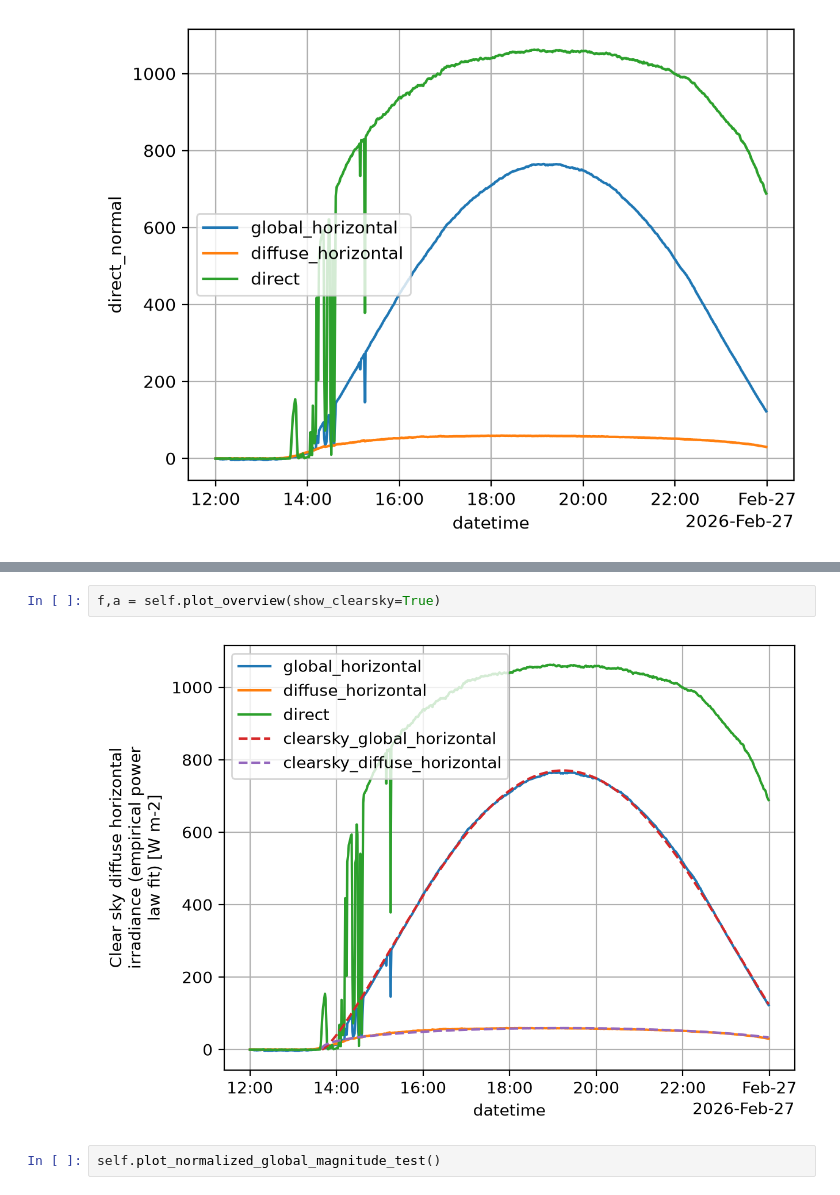
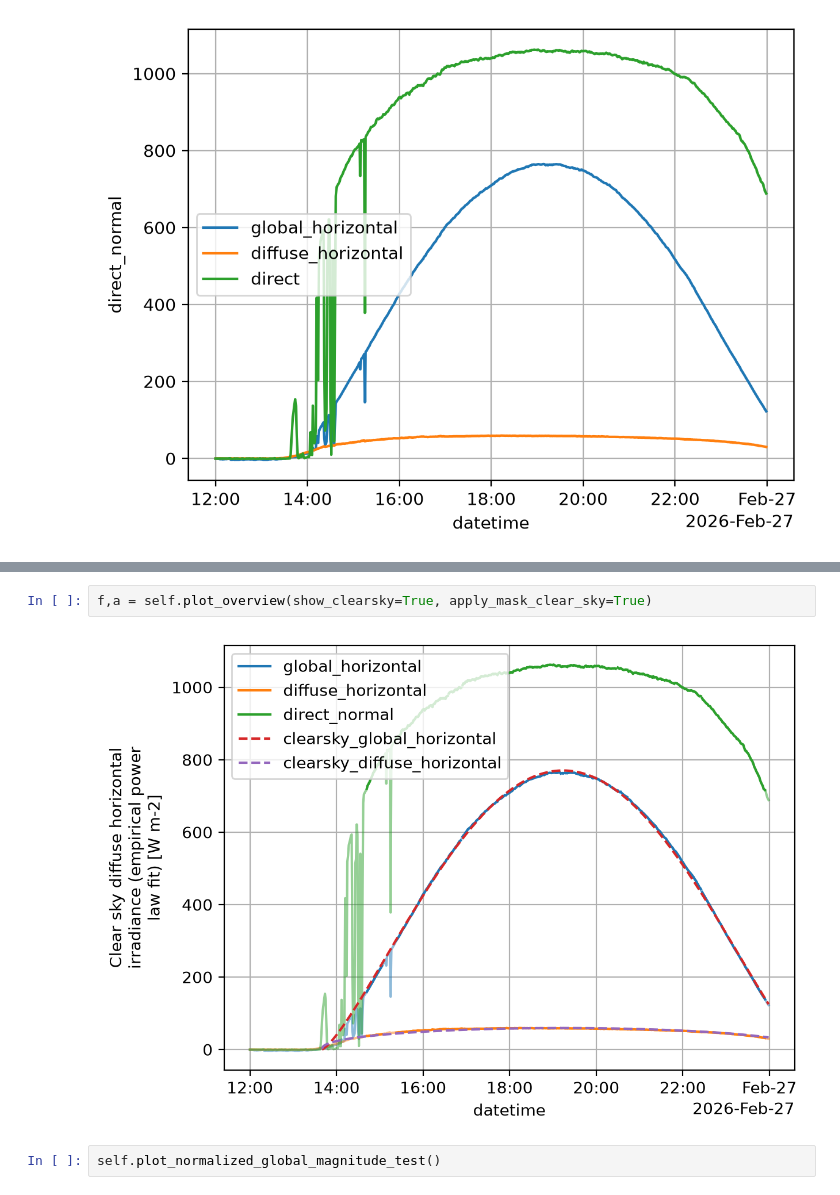
Before and after one commit to hagne/atm-py, a Jupyter notebook: examples/radiation/radflux/radflux.ipynb, the cells around one changed output, grey strips where cells are left out. Drawn from its saved outputs; the diff is of its cells as text.

```diff
--- a/examples/radiation/radflux/radflux.ipynb
+++ b/examples/radiation/radflux/radflux.ipynb
@@ -151,7 +162,7 @@ self.plot_clearsky_parameter_optimization_results()
 # %%
-f,a = self.plot_overview(show_clearsky=True)
+f,a = self.plot_overview(show_clearsky=True, apply_mask_clear_sky=True)
 # %% [output]
-[figure, old version]
+[figure, new version]
 # %%
 self.plot_normalized_global_magnitude_test()
 # %% [output]
```
Also changed, not shown: parts of 8 cells of this notebook, 1 other file.
